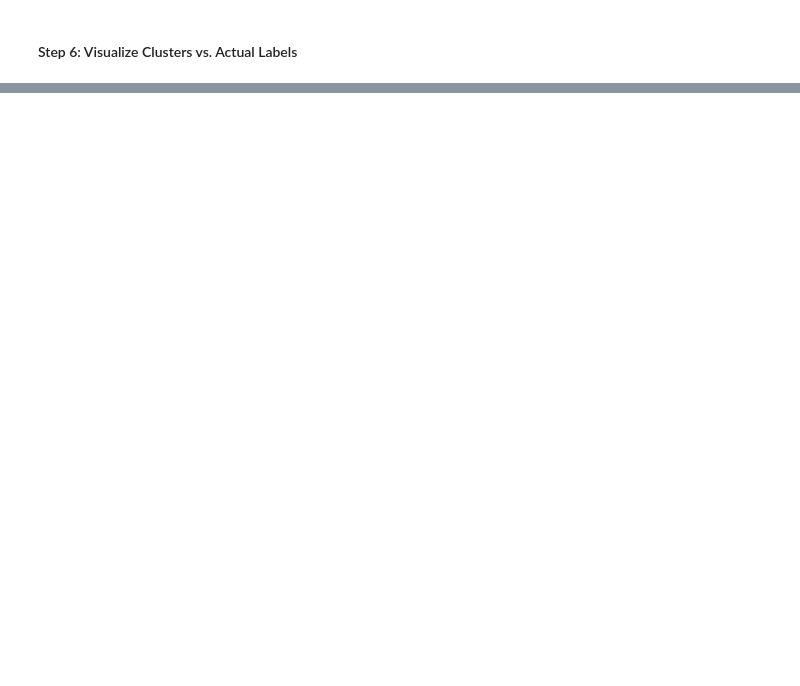
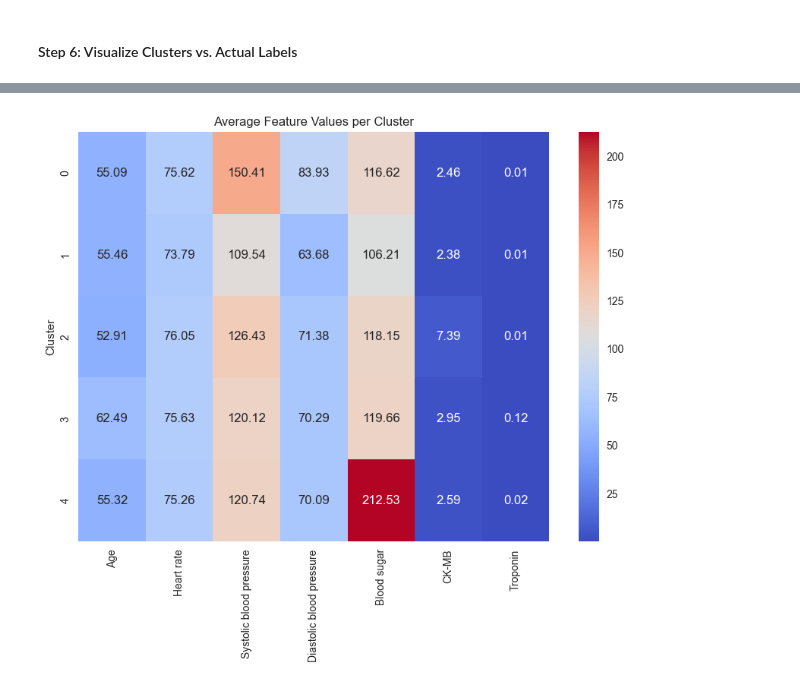
Before and after one commit to qmer05/bi-heart-attack-exam-project, a Jupyter notebook: sprint_3_data_modelling/k_means_clustering.ipynb, the cells around one changed output, grey strips where cells are left out. Saved outputs shown, nothing was run; the diff lists cells and outputs as text; code cells hidden in the pictures; blank space fills up the shorter version.

```diff
--- a/sprint_3_data_modelling/k_means_clustering.ipynb
+++ b/sprint_3_data_modelling/k_means_clustering.ipynb
@@ -195,0 +292,4 @@ Cluster 4: (136, 2)
+# %%
+# Compare average feature values per cluster
+cluster_feature_means = df.groupby('Cluster')[features].mean().round(2)
+display(cluster_feature_means)
@@ -195,0 +304,7 @@ Cluster 4: (136, 2)
+# %%
+plt.figure(figsize=(10, 7))
+sns.heatmap(cluster_feature_means, annot=True, fmt=".2f", cmap='coolwarm')
+plt.title('Average Feature Values per Cluster')
+plt.show()
+# %% [output]
+[figure, added]
```
Also changed, not shown: parts of 38 cells of this notebook.
